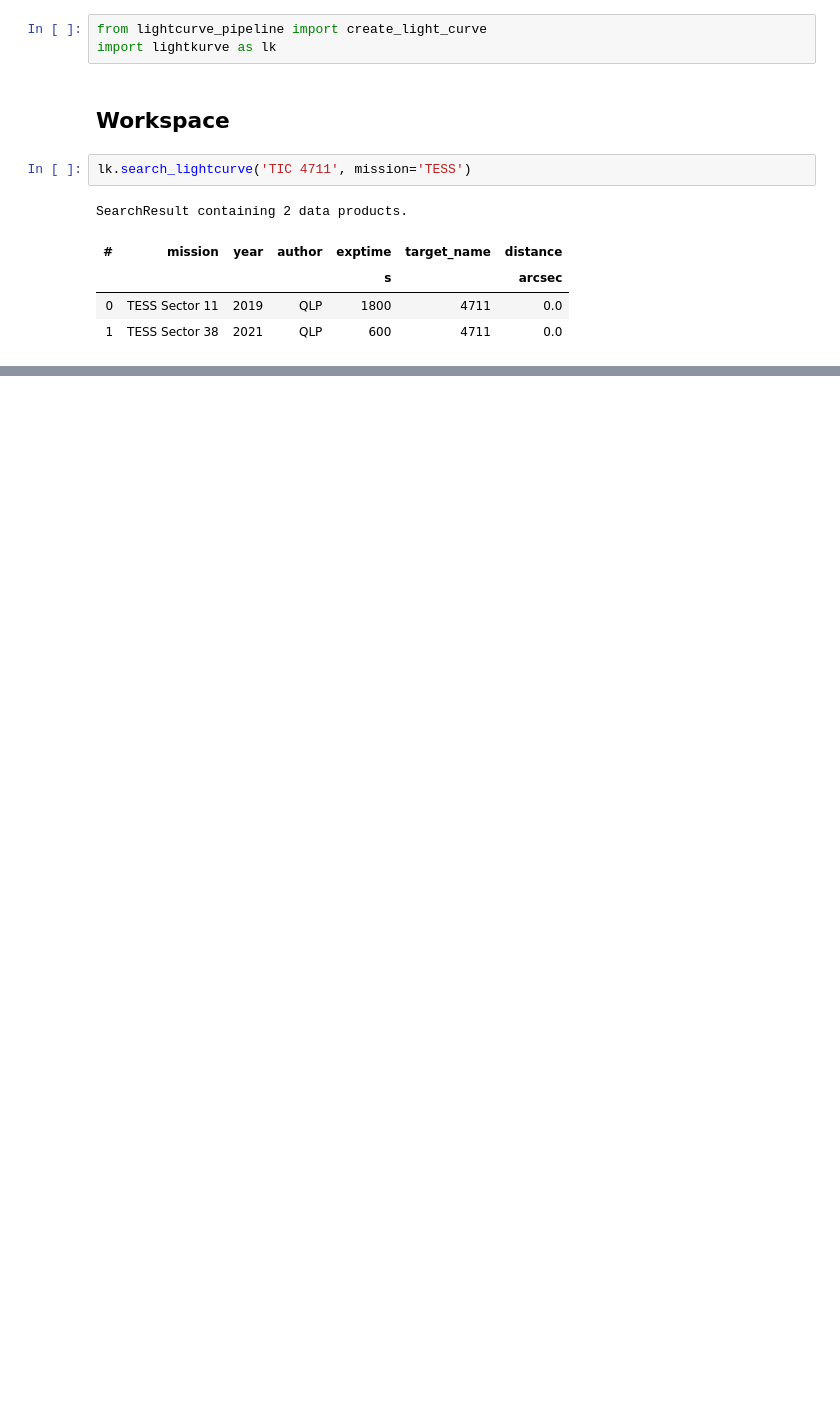
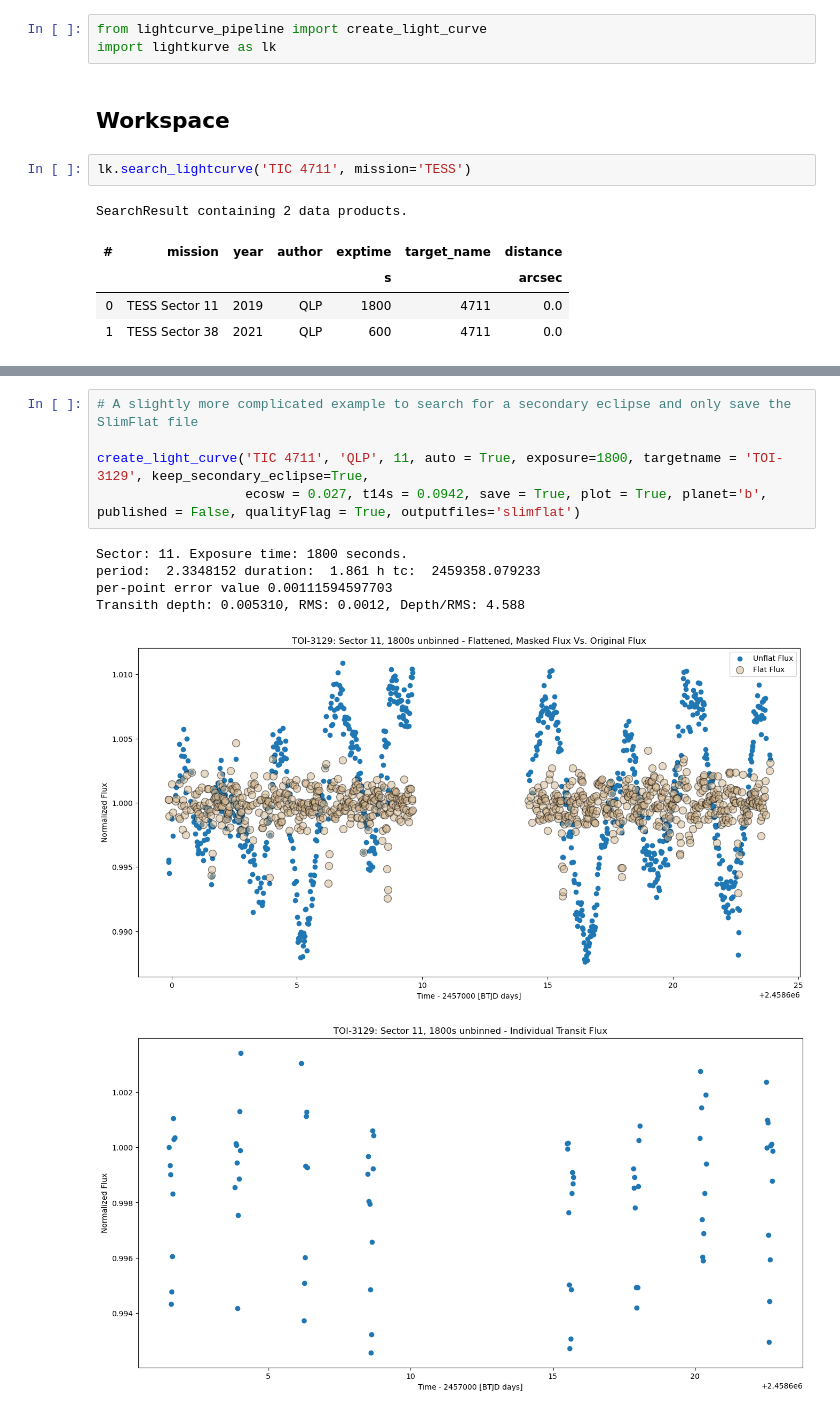
Before and after one commit to jackschulte/exofast_tools, a Jupyter notebook: examples.ipynb, the cells around one changed output, grey strips where cells are left out. Cells and saved outputs as stored; diff of their text form; blank space fills up the shorter version.

Commit message:
added functionality to keep and plot a secondary eclipse. Updated the examples

```diff
--- a/examples.ipynb
+++ b/examples.ipynb
@@ -32,3 +33,15 @@ Transith depth: 0.005310, RMS: 0.0011, Depth/RMS: 4.849
 [figure]
 [figure]
 [figure]
+# %%
+# A slightly more complicated example to search for a secondary eclipse and only save the SlimFlat file
+
+create_light_curve('TIC 4711', 'QLP', 11, auto = True, exposure=1800, targetname = 'TOI-3129', keep_secondary_eclipse=True,
+                   ecosw = 0.027, t14s = 0.0942, save = True, plot = True, planet='b', published = False, qualityFlag = True, outputfiles='slimflat')
+# %% [output]
+Sector: 11. Exposure time: 1800 seconds.
+period:  2.3348152 duration:  1.861 h tc:  2459358.079233
+per-point error value 0.00111594597703
+Transith depth: 0.005310, RMS: 0.0012, Depth/RMS: 4.588
+[figure, added]
+[figure, added]
```
Also changed, not shown: parts of 2 cells of this notebook, 1 other file.
